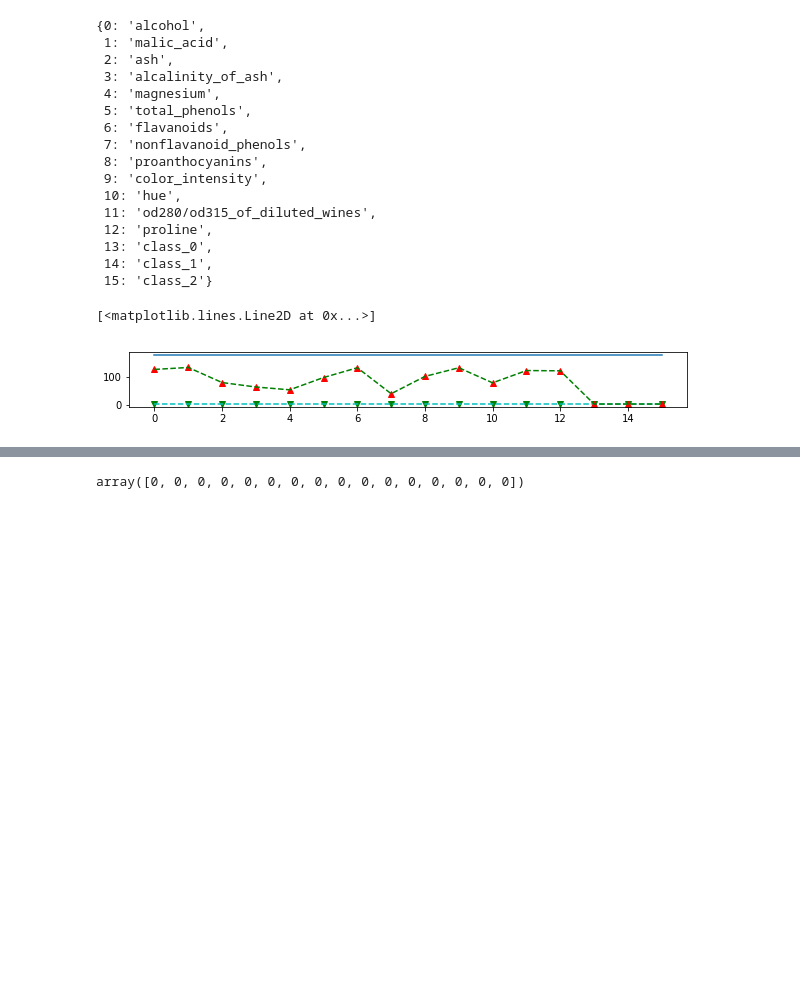
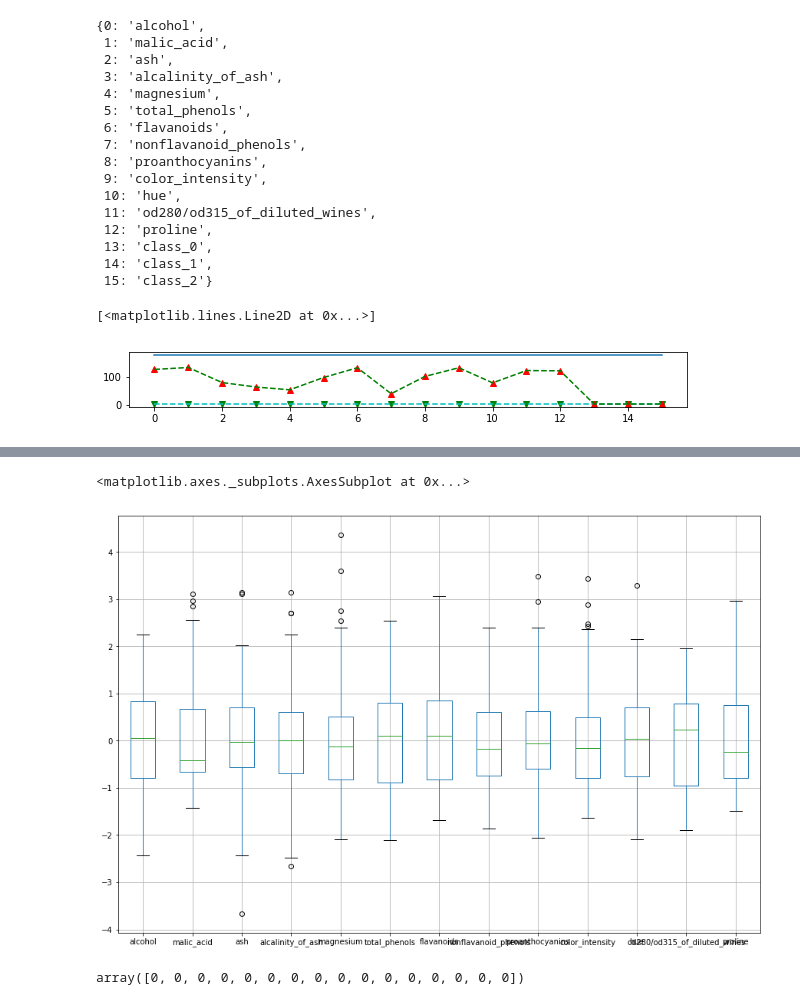
Before and after one commit to jahirmedinacs/pca-p3, a Jupyter notebook: wine-pca.ipynb, the cells around one changed output, grey strips where cells are left out. Saved outputs shown, nothing was run; the diff lists cells and outputs as text; code cells hidden in the pictures; blank space fills up the shorter version.

```diff
--- a/wine-pca.ipynb
+++ b/wine-pca.ipynb
@@ -239,0 +245,10 @@ plt.plot(x_id, [wine.shape[0]] * wine.shape[1])
+# %%
+targets = wine.iloc[:,-3:].copy()
+
+wine = wine.iloc[:,:-3]
+
+wine = (wine - wine.mean()) / wine.std()
+
+display(wine.describe())
+wine.boxplot(figsize=(15,10))
+# %% [output]
@@ -240,3 +264,5 @@ plt.plot(x_id, [wine.shape[0]] * wine.shape[1])
+<matplotlib.axes._subplots.AxesSubplot at 0x...>
+[figure, added]
 # %%
 (pre_unq.cumsum() - post_unq.cumsum()).cumsum()
 ## Conserve the same shape
```
Also changed, not shown: parts of 18 cells of this notebook, 1 other file.
